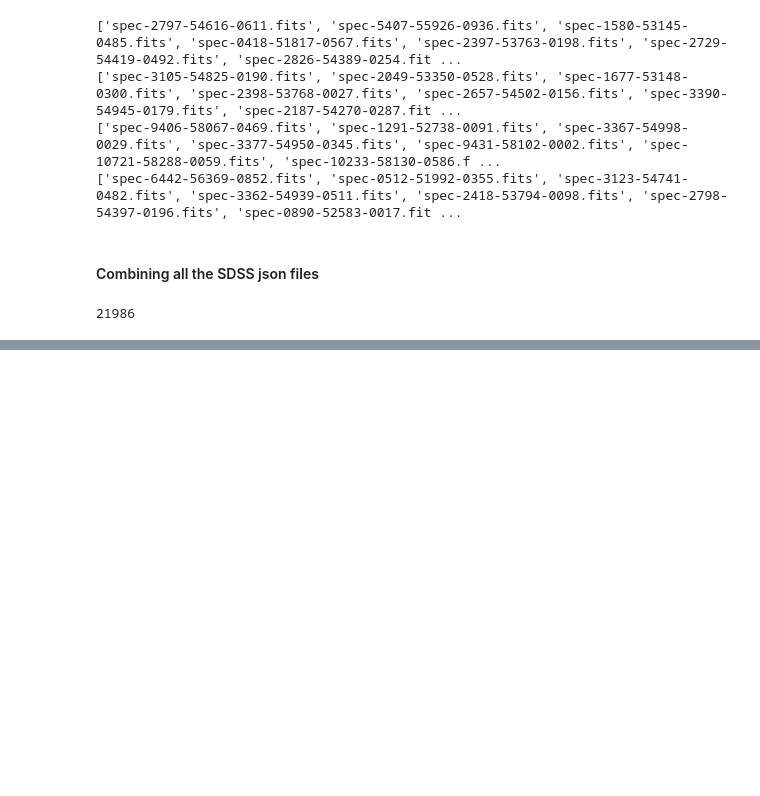
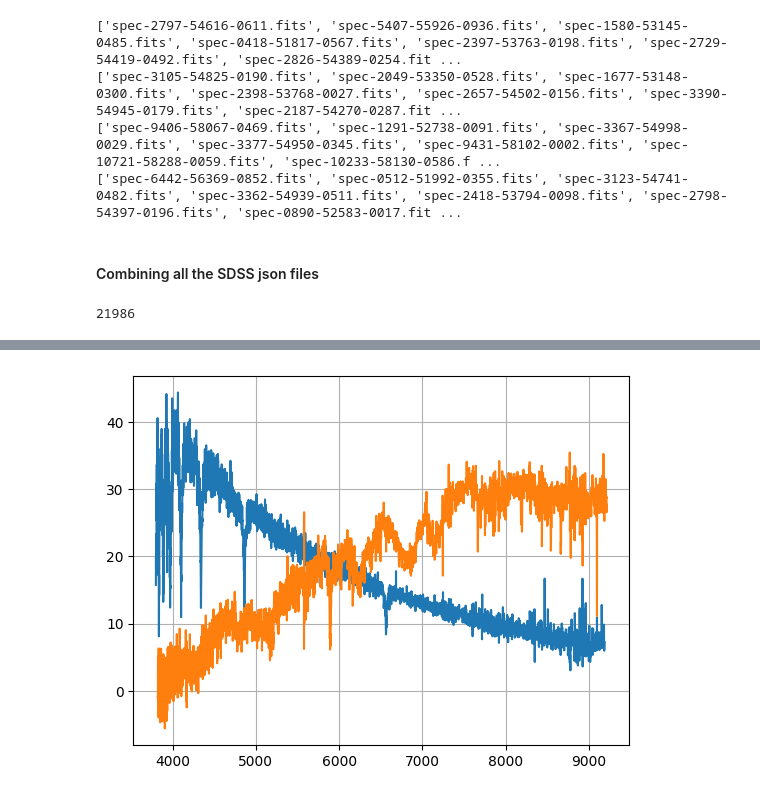
Before and after one commit to Alcatraz312/Survey-invariant-generalization, a Jupyter notebook: src/inspection/SDSS_collection_parse.ipynb, the cells around one changed output, grey strips where cells are left out. Cells and saved outputs as stored; diff of their text form; code cells hidden in the pictures; blank space fills up the shorter version.

```diff
--- a/src/inspection/SDSS_collection_parse.ipynb
+++ b/src/inspection/SDSS_collection_parse.ipynb
@@ -320,0 +324,3 @@ len(sdss_data.keys())
+# %%
+sdss_data = h5py.File("/home/arbiter/projects/Survey-invariant-generalization/data/sdss_final_ready.h5")
+len(sdss_data.keys())
@@ -320,0 +329,2 @@ len(sdss_data.keys())
+# %%
+star_file_list = list(sdss_data.keys())
@@ -320,0 +367,13 @@ len(sdss_data.keys())
+# %%
+star_1_wavelength = sdss_data[star_file_list[0]]["wavelength_grid"][:]
+star_1_flux = sdss_data[star_file_list[0]]["flux"][:]
+
+star_2_wavelength = sdss_data[star_file_list[1]]["wavelength_grid"][:]
+star_2_flux = sdss_data[star_file_list[1]]["flux"][:]
+
+plt.plot(star_1_wavelength, star_1_flux)
+plt.plot(star_2_wavelength, star_2_flux)
+plt.grid()
+plt.show()
+# %% [output]
+[figure, added]
```
Also changed, not shown: parts of 7 cells of this notebook, 5 other files.
